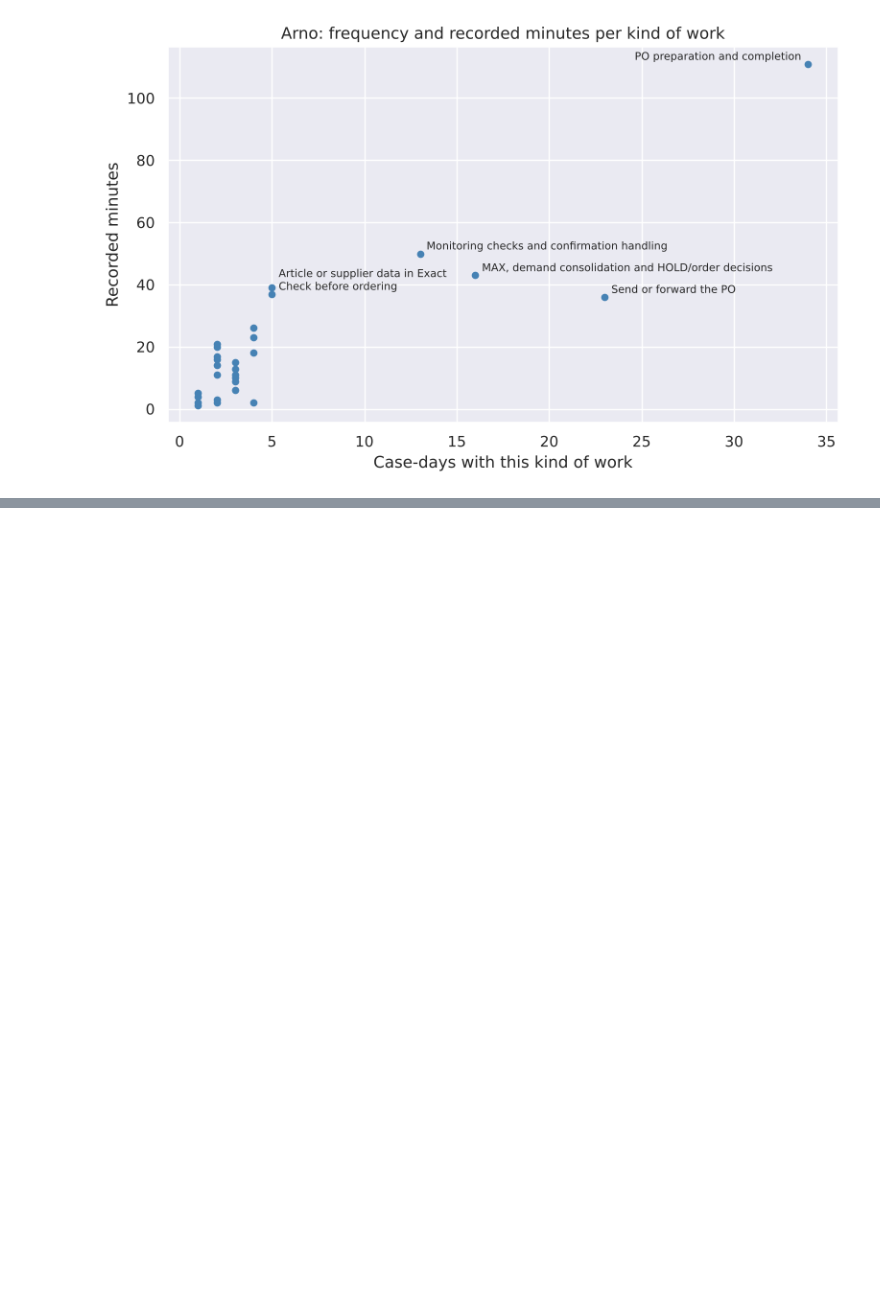
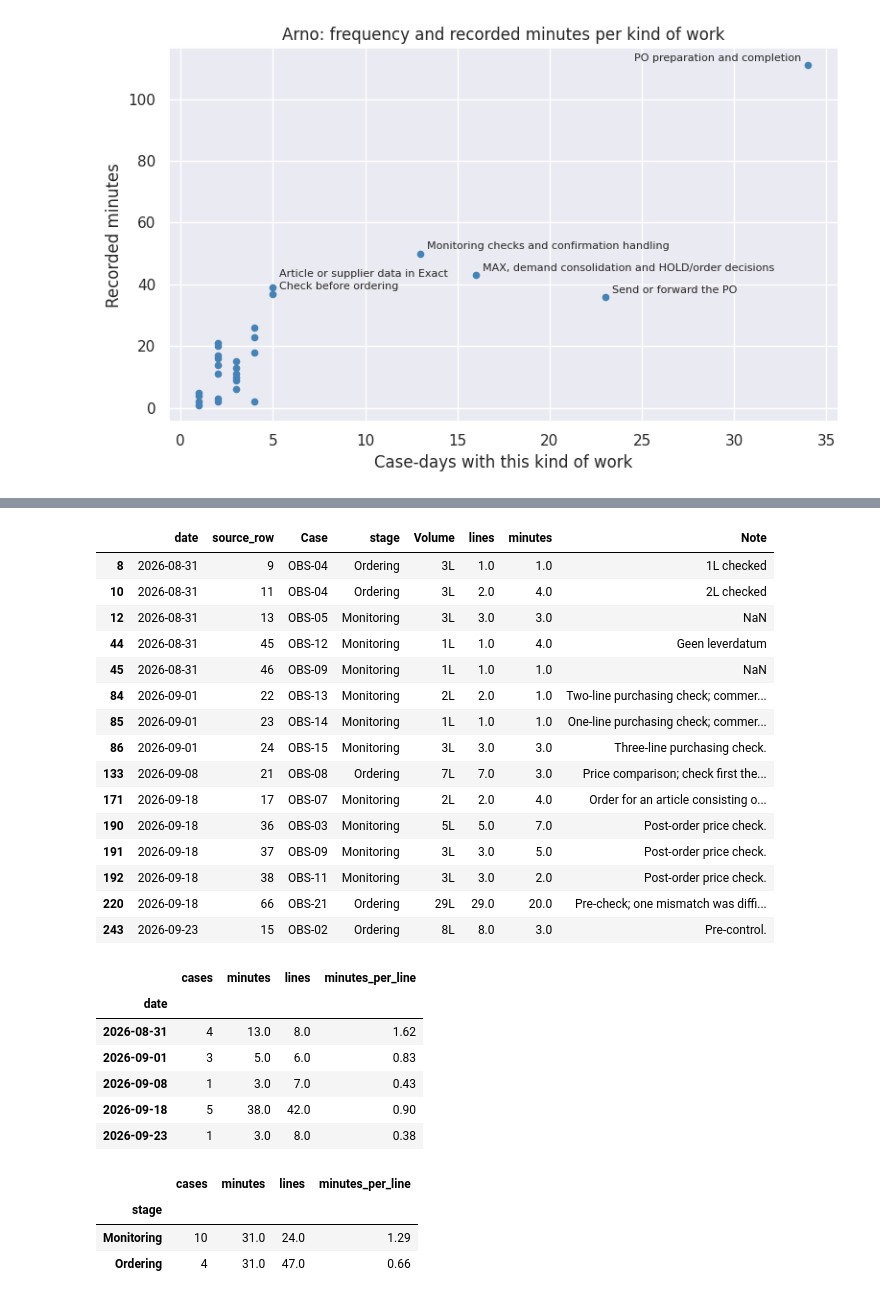
Before and after one commit to Luuuuuig/Bachelor-End-Project, a Jupyter notebook: Arno_Analysis_2026_10_02.ipynb, the cells around one changed output, grey strips where cells are left out. Saved outputs shown, nothing was run; the diff lists cells and outputs as text; code cells hidden in the pictures; blank space fills up the shorter version.

```diff
--- a/Arno_Analysis_2026_10_02.ipynb
+++ b/Arno_Analysis_2026_10_02.ipynb
@@ -2730,0 +2097,32 @@ Drawing work occurs in two cases: 20 minutes plus the four mixed minutes. REQ-Ex
+# %%
+with pd.option_context("display.max_colwidth", 100):
+    display(usable_checks[["date", "source_row", "Case", "stage", "Volume", "lines", "minutes", "Note"]])
+display(daily_check.round(2)); display(check_by_stage.round(2))
+# %% [output]
+|  | date | source_row | Case | stage | Volume | lines | minutes | Note |
+| 8 | 2026-08-31 | 9 | OBS-04 | Ordering | 3L | 1.0 | 1.0 | 1L checked |
+| 10 | 2026-08-31 | 11 | OBS-04 | Ordering | 3L | 2.0 | 4.0 | 2L checked |
+| 12 | 2026-08-31 | 13 | OBS-05 | Monitoring | 3L | 3.0 | 3.0 | NaN |
+| 44 | 2026-08-31 | 45 | OBS-12 | Monitoring | 1L | 1.0 | 4.0 | Geen leverdatum |
+| 45 | 2026-08-31 | 46 | OBS-09 | Monitoring | 1L | 1.0 | 1.0 | NaN |
+| 84 | 2026-09-01 | 22 | OBS-13 | Monitoring | 2L | 2.0 | 1.0 | Two-line purchasing check; commer... |
+| 85 | 2026-09-01 | 23 | OBS-14 | Monitoring | 1L | 1.0 | 1.0 | One-line purchasing check; commer... |
+| 86 | 2026-09-01 | 24 | OBS-15 | Monitoring | 3L | 3.0 | 3.0 | Three-line purchasing check. |
+| 133 | 2026-09-08 | 21 | OBS-08 | Ordering | 7L | 7.0 | 3.0 | Price comparison; check first the... |
+| 171 | 2026-09-18 | 17 | OBS-07 | Monitoring | 2L | 2.0 | 4.0 | Order for an article consisting o... |
+| 190 | 2026-09-18 | 36 | OBS-03 | Monitoring | 5L | 5.0 | 7.0 | Post-order price check. |
+| 191 | 2026-09-18 | 37 | OBS-09 | Monitoring | 3L | 3.0 | 5.0 | Post-order price check. |
+| 192 | 2026-09-18 | 38 | OBS-11 | Monitoring | 3L | 3.0 | 2.0 | Post-order price check. |
+| 220 | 2026-09-18 | 66 | OBS-21 | Ordering | 29L | 29.0 | 20.0 | Pre-check; one mismatch was diffi... |
+| 243 | 2026-09-23 | 15 | OBS-02 | Ordering | 8L | 8.0 | 3.0 | Pre-control. |
+|  | cases | minutes | lines | minutes_per_line |
+| date |  |  |  |  |
+| 2026-08-31 | 4 | 13.0 | 8.0 | 1.62 |
+| 2026-09-01 | 3 | 5.0 | 6.0 | 0.83 |
+| 2026-09-08 | 1 | 3.0 | 7.0 | 0.43 |
+| 2026-09-18 | 5 | 38.0 | 42.0 | 0.90 |
+| 2026-09-23 | 1 | 3.0 | 8.0 | 0.38 |
+|  | cases | minutes | lines | minutes_per_line |
+| stage |  |  |  |  |
+| Monitoring | 10 | 31.0 | 24.0 | 1.29 |
+| Ordering | 4 | 31.0 | 47.0 | 0.66 |
```
Also changed, not shown: parts of 245 cells of this notebook, 1 other file.
